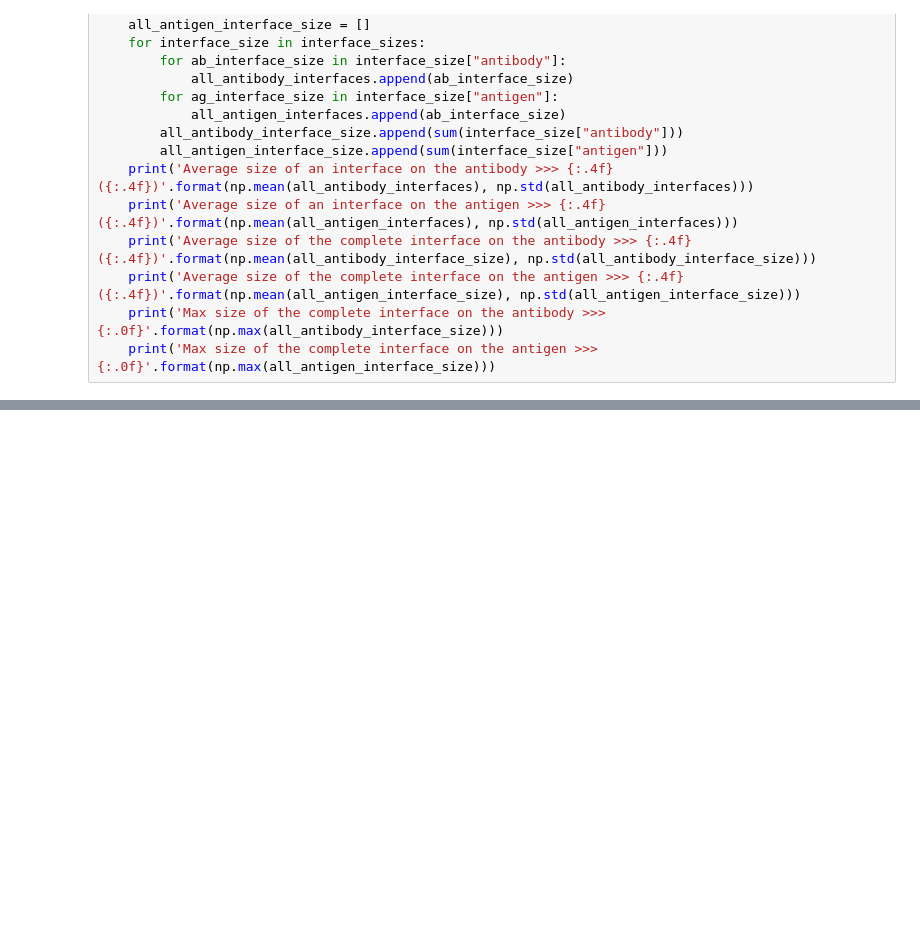
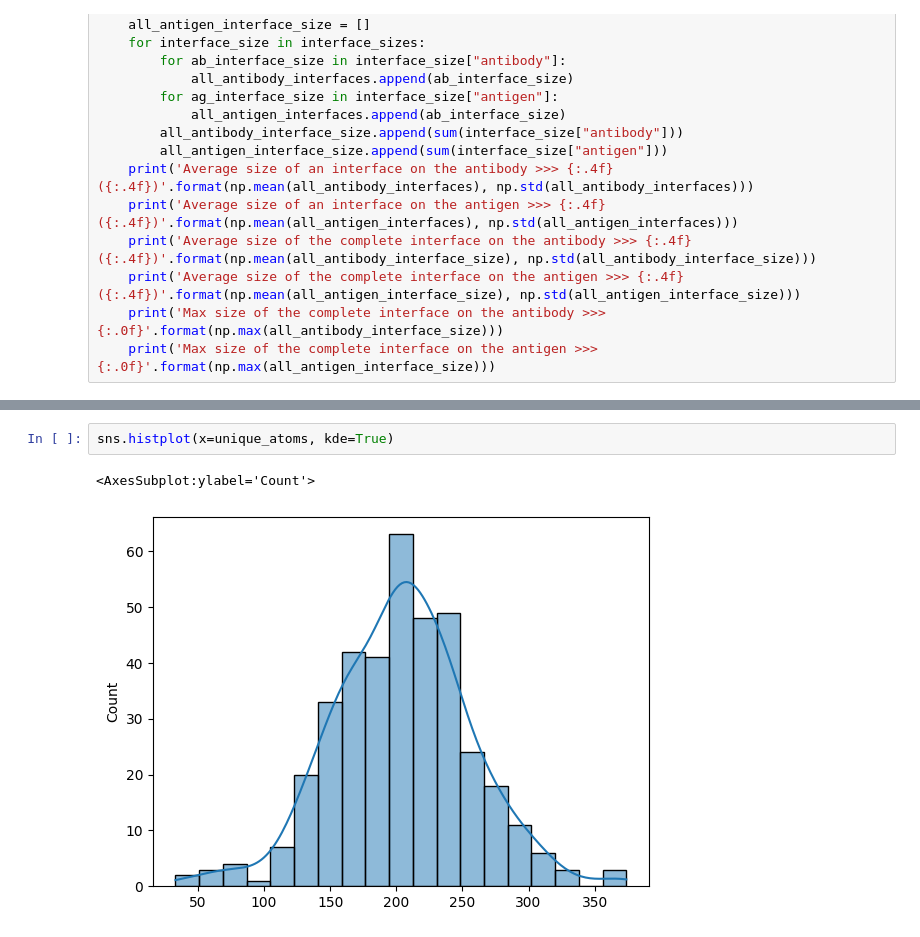
Before and after one commit to FabianTraxler/ag_binding_affinity, a Jupyter notebook: src/data_analysis/Interface Analysis.ipynb, the cells around one changed output, grey strips where cells are left out. Drawn from its saved outputs; the diff is of its cells as text; blank space fills up the shorter version.

```diff
--- a/src/data_analysis/Interface Analysis.ipynb
+++ b/src/data_analysis/Interface Analysis.ipynb
@@ -232,0 +273,5 @@ Max size of the complete interface on the antigen >>> 113
+# %%
+sns.histplot(x=unique_atoms, kde=True)
+# %% [output]
+<AxesSubplot:ylabel='Count'>
+[figure, added]
```
Also changed, not shown: parts of 7 cells of this notebook, 3 other files.
